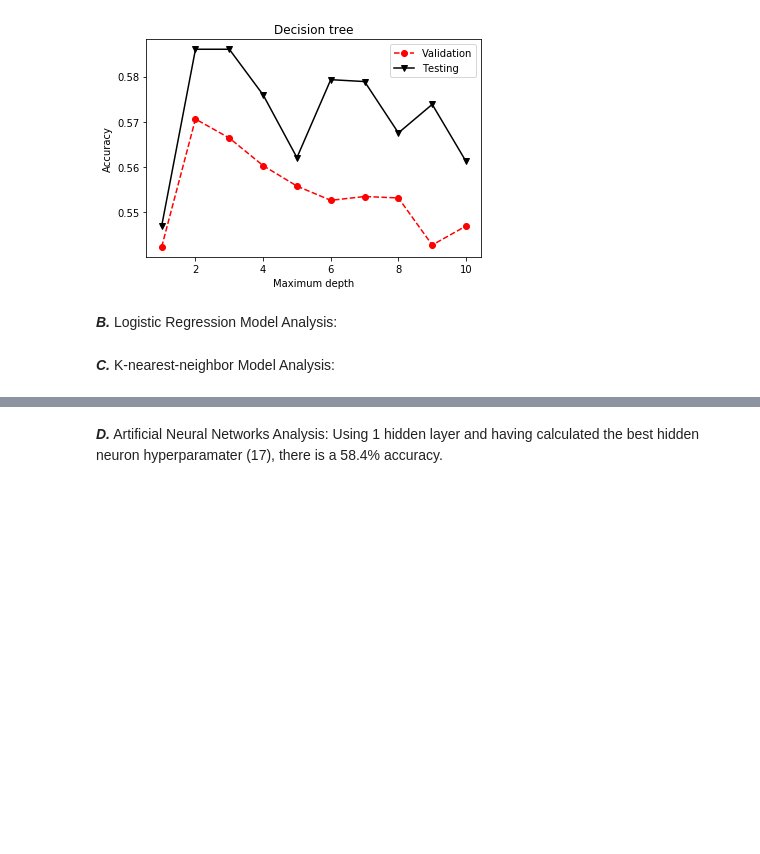
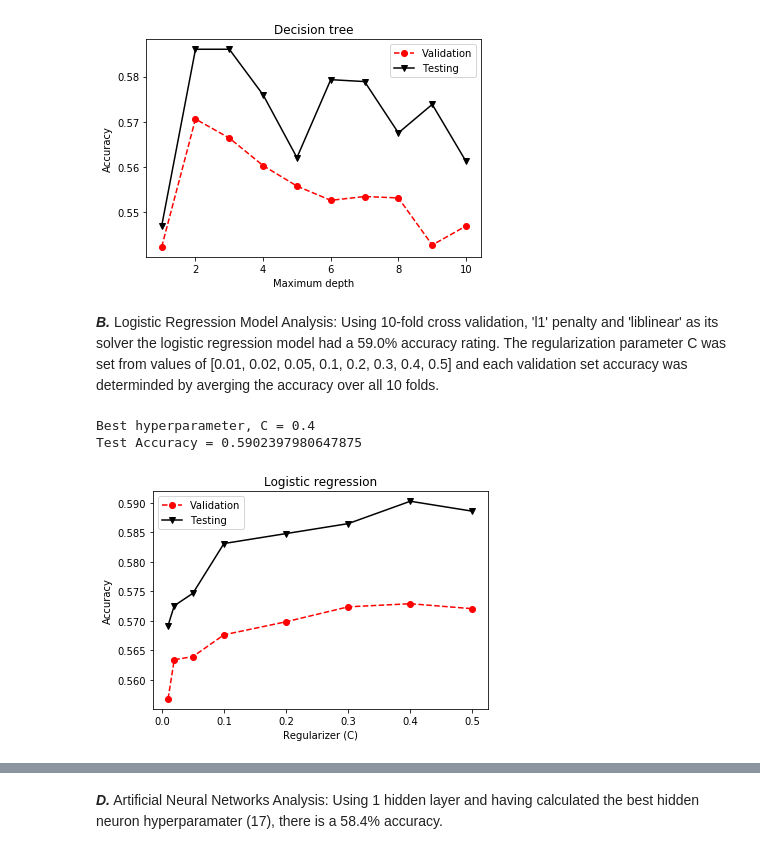
Before and after one commit to buckl113/PredictingMLBGames, a Jupyter notebook: project.ipynb, the cells around one changed output, grey strips where cells are left out. Drawn from its saved outputs; the diff is of its cells as text; code cells hidden in the pictures; blank space fills up the shorter version.

Commit message:
Add files via upload
k-nearest-neighbors & linear regression

```diff
--- a/project.ipynb
+++ b/project.ipynb
@@ -626,7 +626,35 @@ print('Test Accuracy =', testAcc[bestHyperparam])
 Best hyperparameter: maxdepth = 2
 Test Accuracy = 0.5860328144720236
 [figure]
-# %% [markdown]
-***B.*** Logistic Regression Model Analysis:
-# %% [markdown]
-***C.*** K-nearest-neighbor Model Analysis:
+# %% [markdown]
+***B.*** Logistic Regression Model Analysis: Using 10-fold cross validation, 'l1' penalty and 'liblinear' as its solver the logistic regression model had a 59.0% accuracy rating. The regularization parameter C was set from values of [0.01, 0.02, 0.05, 0.1, 0.2, 0.3, 0.4, 0.5] and each validation set accuracy was determinded by averging the accuracy over all 10 folds.
+# %%
+from sklearn import linear_model
+
+regularizers = [0.01, 0.02, 0.05, 0.1, 0.2, 0.3, 0.4, 0.5]
+validationAcc = np.zeros(len(regularizers))
+testAcc = np.zeros(len(regularizers))
+index = 0
+
+for C in regularizers:
+    clf = linear_model.LogisticRegression(C=C, solver='liblinear', penalty='l1', random_state=1)
+    scores = cross_val_score(clf, X_train, Y_train, cv=10)
+    validationAcc[index] = np.mean(scores)
+    clf.fit(X_train, Y_train)
+    Y_predTest = clf.predict(X_test)
+    testAcc[index] = accuracy_score(Y_test, Y_predTest)
+    index += 1
+
+plt.plot(regularizers, validationAcc, 'ro--', regularizers, testAcc, 'kv-')
+plt.xlabel('Regularizer (C)')
+plt.ylabel('Accuracy')
+plt.title('Logistic regression')
+plt.legend(['Validation','Testing'])
+
+bestHyperparam = np.argmax(validationAcc)
+print('Best hyperparameter, C =', regularizers[bestHyperparam])
+print('Test Accuracy =', testAcc[bestHyperparam])
+# %% [output]
+Best hyperparameter, C = 0.4
+Test Accuracy = 0.5902397980647875
+[figure, added]
```
Also changed, not shown: parts of 3 cells of this notebook.
